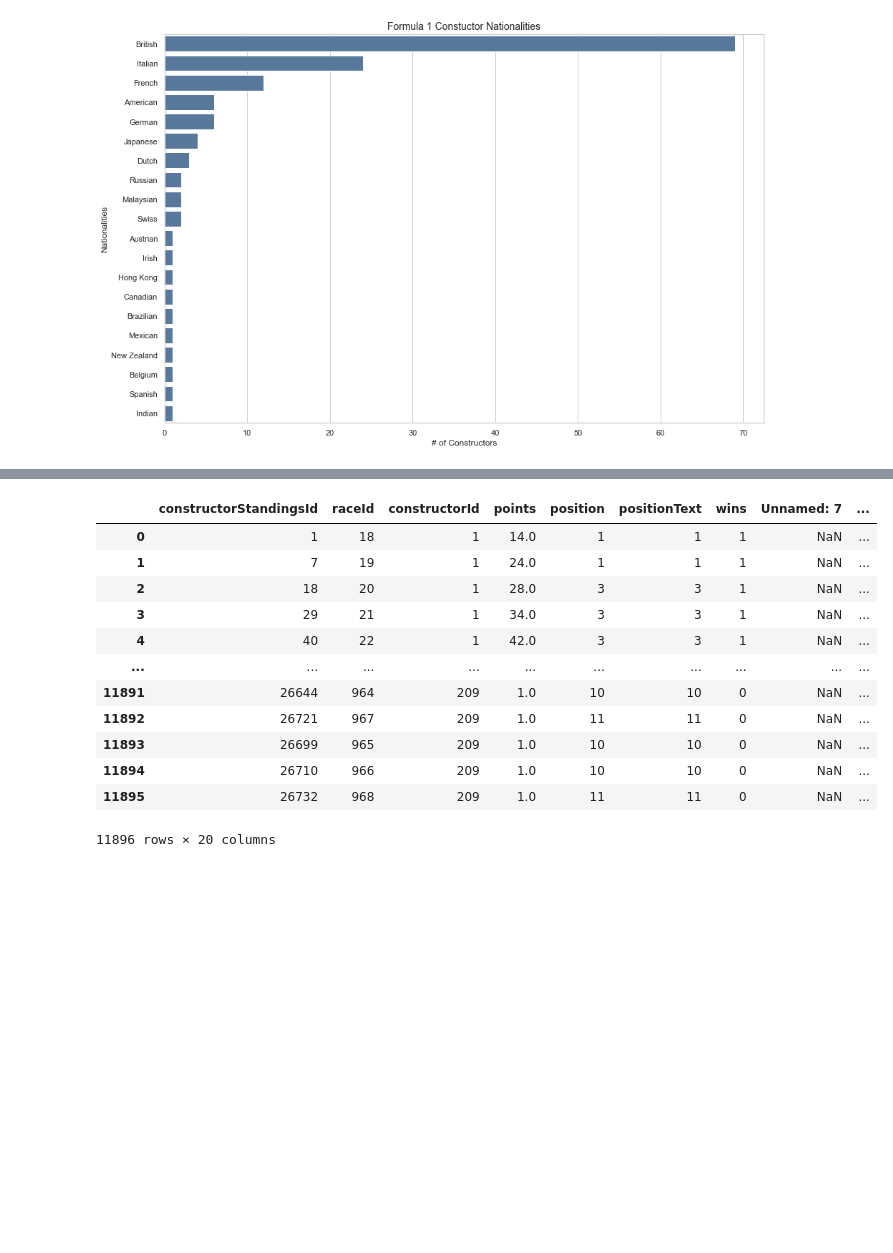
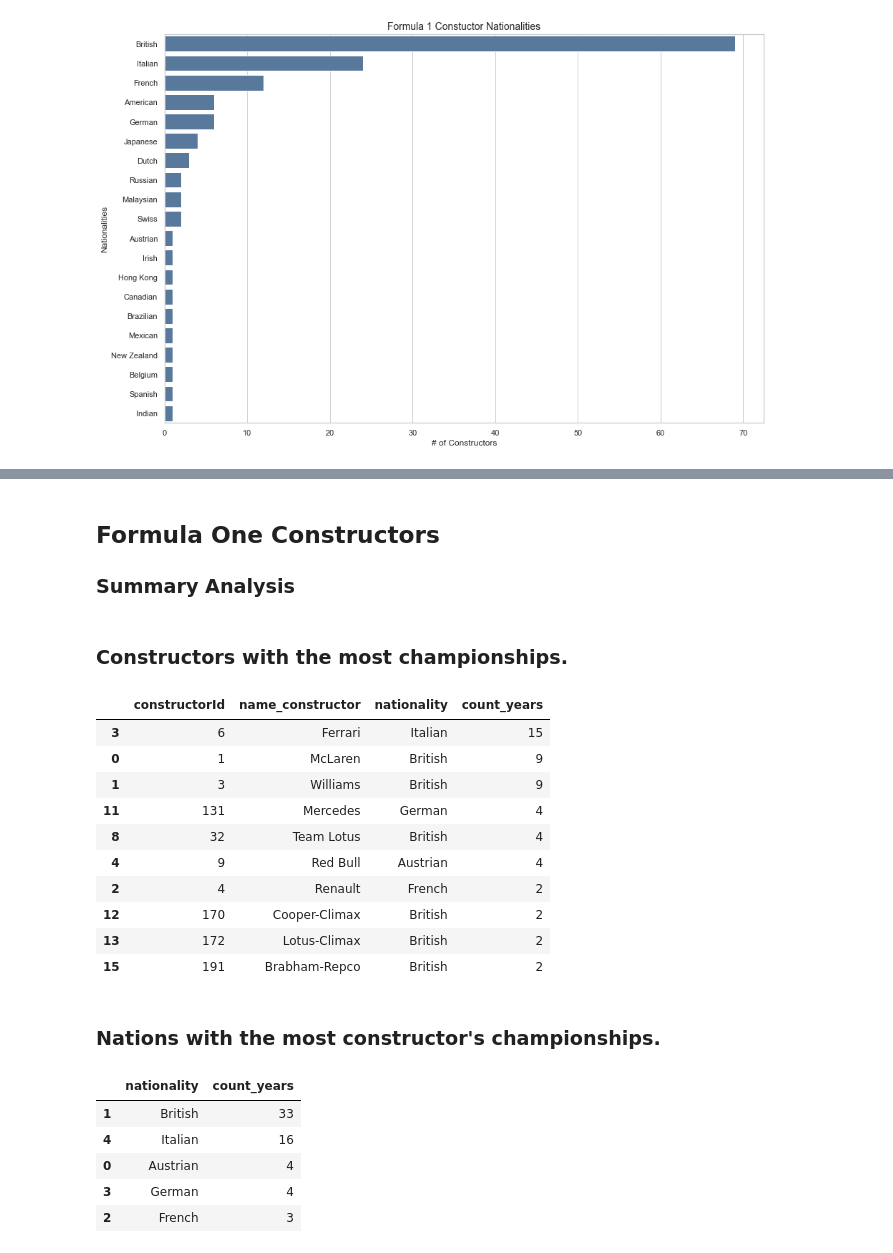
Before and after one commit to BenWS/formula1-analysis, a Jupyter notebook: Miscellaneous.ipynb, the cells around one changed output, grey strips where cells are left out. Cells and saved outputs as stored; diff of their text form; code cells hidden in the pictures; blank space fills up the shorter version.

```diff
--- a/Miscellaneous.ipynb
+++ b/Miscellaneous.ipynb
@@ -192,27 +195,30 @@ df_tmp2 = df_tmp.groupby(['year'], as_index=False).agg({'points_standing':'max'}
 df_tmp3 = df_tmp.merge(df_tmp2, on=['year','points_standing'])\
   .drop_duplicates(subset=['year','points_standing','driverId'],keep='first')
 
+def display_results(dataframe,description,limit=10):
+  display(Markdown(f'### {description}'))
+  display(dataframe[:limit])
+
 # which drivers have the most titles?
 df_tmp4 = df_tmp3.groupby(['surname','forename','nationality_driver','driverId'], as_index=False)\
   .agg(count_year = pd.NamedAgg(column='year',aggfunc='count'))\
   .sort_values(by='count_year', ascending=False)
+
+display_results(df_tmp4,'Drivers with the most championships')
 
 # which nations have the most driver's titles?
 df_tmp5 = df_tmp4.groupby('nationality_driver',as_index=False)\
   .agg(count_titles = pd.NamedAgg(column='count_year',aggfunc='sum'))\
   .sort_values(by='count_titles',ascending=False)[:10]
 
-# from IPython.display import display,Markdown
-display(Markdown('### Nations with the most driver\'s championships.'))
-display(df_tmp5)
+display_results(df_tmp5,'Nations with the most driver\'s championships.')
 
 # which nations have the most driver champions?
 df_tmp5 = df_tmp4.groupby('nationality_driver',as_index=False)\
   .agg(count_drivers=pd.NamedAgg(column='driverId',aggfunc='nunique'))\
   .sort_values(by='count_drivers',ascending=False)[:10]
 
-display(Markdown('### Nations with the most driver\'s *champions*.'))
-display(df_tmp5)
+display_results(df_tmp5, 'Nations with the most driver\'s *champions*.')
 
 # which drivers has won the most races in all Formula One history?
 df_driver_wins = df_tmp[df_tmp.position_result==1]\
@@ -223,9 +229,10 @@ df_driver_wins = df_tmp[df_tmp.position_result==1]\
 display(Markdown('### Formula 1 drivers with the most wins. '))
 display(df_driver_wins[:10])
 
+display_results(df_driver_wins, 'Formula 1 drivers with the most wins.')
+
 # who are winning drivers that never won a driver's championship?
 df_tmp5 = df_driver_wins[~df_driver_wins.driverId.isin(df_tmp3.driverId.values)]
 
-display(Markdown('### Top drivers that never won a driver''s championship.'))
-display(df_tmp5[:10])
+display_results(df_tmp5, 'Top drivers that never won a driver''s championship.')
 # %% [output]
@@ -280,40 +311,53 @@ display(df_tmp5[:10])
+# %% [markdown]
+## Formula One Constructors
+### Summary Analysis
 # %%
 # get constructor, total season points
 
 df_tmp = df_constructorStandings\
   .merge(df_races,on=['raceId'],suffixes=['_standing','_race'])\
   .merge(df_constructors, on=['constructorId'],suffixes=['_races','_constructor'])
 
 # TODO: Would like to figure understand how to control column aliases a little more when merging
 # df_tmp.groupby(['year','name_constructor']).agg(max_points=pd.NamedAgg(column='points_standings_standing',aggfunc='max'))
 df_tmp2 = df_tmp.groupby(['year'],as_index=False)\
   .agg(max_points=pd.NamedAgg(column='points',aggfunc='max'))
 
 df_tmp3 = df_tmp.merge(
     df_tmp2, left_on=['year','points'],
     right_on=['year','max_points']
   ).drop_duplicates(subset=['year','constructorId'])
 
 # which constructor has the most championships?
-df_tmp3.groupby(['constructorId','name_constructor','nationality'],as_index=False)\
+df_tmp4 = df_tmp3.groupby(['constructorId','name_constructor','nationality'],as_index=False)\
   .agg(count_years=pd.NamedAgg(column='year',aggfunc='nunique'))\
   .sort_values(by='count_years',ascending=False)
 
+display_results(df_tmp4,'Constructors with the most championships.')
+
 # which nation has the most constructors championships?
-df_tmp3.groupby(['nationality'],as_index=False)\
+df_tmp4 = df_tmp3.groupby(['nationality'],as_index=False)\
   .agg(count_years=pd.NamedAgg(column='year',aggfunc='nunique'))\
   .sort_values(by='count_years',ascending=False)
+
+display_results(df_tmp4,'Nations with the most constructor\'s championships.')
 # %% [output]
+### Constructors with the most championships.
-|  | constructorStandingsId | raceId | constructorId | points | position | positionText | wins | Unnamed: 7 | ... |
-| 0 | 1 | 18 | 1 | 14.0 | 1 | 1 | 1 | NaN | ... |
-| 1 | 7 | 19 | 1 | 24.0 | 1 | 1 | 1 | NaN | ... |
-| 2 | 18 | 20 | 1 | 28.0 | 3 | 3 | 1 | NaN | ... |
-| 3 | 29 | 21 | 1 | 34.0 | 3 | 3 | 1 | NaN | ... |
-| 4 | 40 | 22 | 1 | 42.0 | 3 | 3 | 1 | NaN | ... |
-| ... | ... | ... | ... | ... | ... | ... | ... | ... | ... |
-| 11891 | 26644 | 964 | 209 | 1.0 | 10 | 10 | 0 | NaN | ... |
-| 11892 | 26721 | 967 | 209 | 1.0 | 11 | 11 | 0 | NaN | ... |
-| 11893 | 26699 | 965 | 209 | 1.0 | 10 | 10 | 0 | NaN | ... |
-| 11894 | 26710 | 966 | 209 | 1.0 | 10 | 10 | 0 | NaN | ... |
-| 11895 | 26732 | 968 | 209 | 1.0 | 11 | 11 | 0 | NaN | ... |
+|  | constructorId | name_constructor | nationality | count_years |
+| 3 | 6 | Ferrari | Italian | 15 |
+| 0 | 1 | McLaren | British | 9 |
+| 1 | 3 | Williams | British | 9 |
+| 11 | 131 | Mercedes | German | 4 |
+| 8 | 32 | Team Lotus | British | 4 |
+| 4 | 9 | Red Bull | Austrian | 4 |
+| 2 | 4 | Renault | French | 2 |
+| 12 | 170 | Cooper-Climax | British | 2 |
+| 13 | 172 | Lotus-Climax | British | 2 |
+| 15 | 191 | Brabham-Repco | British | 2 |
-11896 rows × 20 columns
+### Nations with the most constructor's championships.
+|  | nationality | count_years |
+| 1 | British | 33 |
+| 4 | Italian | 16 |
+| 0 | Austrian | 4 |
+| 3 | German | 4 |
+| 2 | French | 3 |
```
Also changed, not shown: parts of 3 cells of this notebook.
